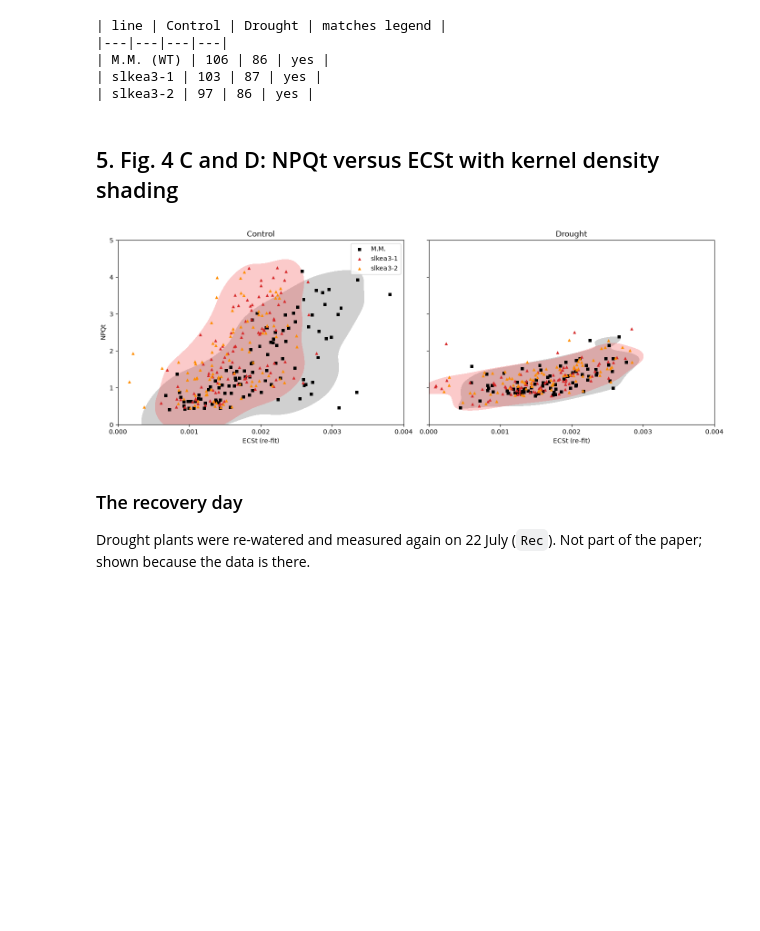
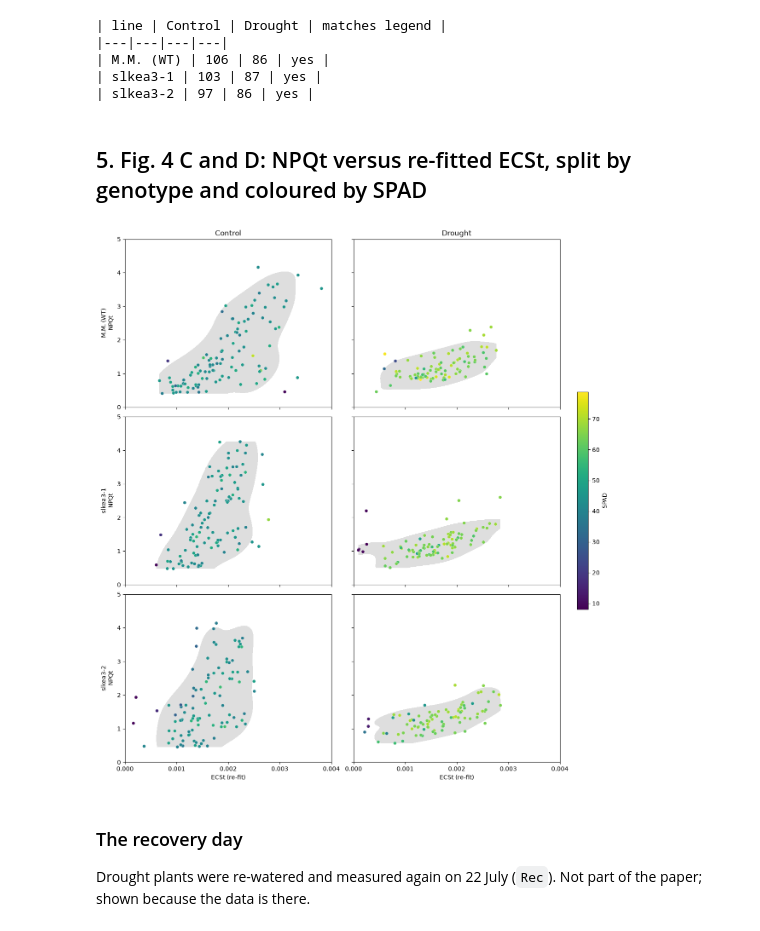
Before and after one commit to Jan-IngenHousz-Institute/kea3-tomato-ecs-refit, a Jupyter notebook: notebooks/kea3_tomato_ecs_refit.ipynb, the cells around one changed output. Drawn from its saved outputs; the diff is of its cells as text; code cells hidden in the pictures; blank space fills up the shorter version.

Commit message:
Add SPAD plots and MultispeQ bias validation

```diff
--- a/notebooks/kea3_tomato_ecs_refit.ipynb
+++ b/notebooks/kea3_tomato_ecs_refit.ipynb
@@ -108,7 +109,7 @@ else:
     print("saved", RAW_PARQUET.name, raw.shape)
 
 raw["timestamp"] = pd.to_datetime(raw["timestamp"])
-for c in ["NPQt", "ECSt mAU", "gH+", "ECS_tau", "Light Intensity (PAR)", "Phi2", "rep"]:
+for c in ["NPQt", "ECSt mAU", "gH+", "ECS_tau", "Light Intensity (PAR)", "Phi2", "SPAD", "rep"]:
     raw[c] = pd.to_numeric(raw[c], errors="coerce")
 print(len(raw), "measurements;", raw["timestamp"].dt.date.nunique(), "days;",
       raw["which_plant"].nunique(), "lines;", sorted(raw["condition"].unique()))
@@ -271,30 +267,50 @@ assert all_ok, "replicate counts do not match the manuscript legend"
 | slkea3-1 | 103 | 87 | yes |
 | slkea3-2 | 97 | 86 | yes |
 # %% [markdown]
-## 5. Fig. 4 C and D: NPQt versus ECSt with kernel density shading
+## 5. Fig. 4 C and D: NPQt versus re-fitted ECSt, split by genotype and coloured by SPAD
 # %%
-def plot_fig4(cond, title, ax):
-    d = fig4_subset(cond)
-    w = d[d["which_plant"] == "W"]
-    p = d[d["which_plant"].isin(["p1", "p2"])]
-    sns.kdeplot(x=w["ECSt_calc"], y=w["NPQt"], levels=[0.1, 1], color="grey", alpha=0.4, fill=True, ax=ax)
-    sns.kdeplot(x=p["ECSt_calc"], y=p["NPQt"], levels=[0.1, 1], color="tab:red", alpha=0.3, fill=True, ax=ax)
-    ax.scatter(w["ECSt_calc"], w["NPQt"], color="black", marker="s", s=25, label="M.M.", edgecolors="none")
-    p1, p2 = d[d["which_plant"] == "p1"], d[d["which_plant"] == "p2"]
-    ax.scatter(p1["ECSt_calc"], p1["NPQt"], color="tab:red", marker="^", s=25, label="slkea3-1", edgecolors="none")
-    ax.scatter(p2["ECSt_calc"], p2["NPQt"], color="darkorange", marker="^", s=25, label="slkea3-2", edgecolors="none")
-    ax.set(xlim=(0, 0.004), ylim=(0, 5), xlabel="ECSt (re-fit)", ylabel="NPQt", title=title)
-    ax.set_xticks(np.arange(0, 0.0041, 0.001))
+fig4_data = pd.concat([fig4_subset("Con"), fig4_subset("Dr")], ignore_index=True)
+spad_norm = Normalize(fig4_data["SPAD"].min(), fig4_data["SPAD"].max())
+line_labels = {"W": "M.M. (WT)", "p1": "slkea3-1", "p2": "slkea3-2"}
+treatment_labels = {"Con": "Control", "Dr": "Drought"}
 
 
-fig, axes = plt.subplots(1, 2, figsize=(14, 5), sharey=True)
-plot_fig4("Con", "Control", axes[0])
-plot_fig4("Dr", "Drought", axes[1])
-axes[0].legend()
-plt.tight_layout()
-fig.savefig(OUTPUTS / "fig4_control_drought.png", dpi=150)
+def plot_fig4_spad(cond, plant, ax):
+    d = fig4_subset(cond)
+    d = d[d["which_plant"] == plant]
+    sns.kdeplot(
+        x=d["ECSt_calc"], y=d["NPQt"], levels=[0.1, 1], color="0.75",
+        alpha=0.28, fill=True, cut=0, clip=((0, 0.004), (0, 5)), ax=ax,
+    )
+    with_spad = d["SPAD"].notna()
+    points = ax.scatter(
+        d.loc[with_spad, "ECSt_calc"], d.loc[with_spad, "NPQt"],
+        c=d.loc[with_spad, "SPAD"], cmap="viridis", norm=spad_norm,
+        s=28, edgecolors="white", linewidths=0.25,
+    )
+    if (~with_spad).any():
+        ax.scatter(
+            d.loc[~with_spad, "ECSt_calc"], d.loc[~with_spad, "NPQt"],
+            facecolors="none", edgecolors="0.35", s=28, linewidths=0.75,
+        )
+    ax.set(xlim=(0, 0.004), ylim=(0, 5))
+    ax.set_xticks(np.arange(0, 0.0041, 0.001))
+    return points
+
+
+fig, axes = plt.subplots(3, 2, figsize=(12, 13), sharex=True, sharey=True, constrained_layout=True)
+for row, plant in enumerate(["W", "p1", "p2"]):
+    for col, cond in enumerate(["Con", "Dr"]):
+        ax = axes[row, col]
+        points = plot_fig4_spad(cond, plant, ax)
+        if row == 0:
+            ax.set_title(treatment_labels[cond])
+        ax.set_ylabel(f"{line_labels[plant]}\nNPQt" if col == 0 else "")
+        ax.set_xlabel("ECSt (re-fit)" if row == 2 else "")
+fig.colorbar(points, ax=axes.ravel().tolist(), label="SPAD", fraction=0.025, pad=0.02)
+fig.savefig(OUTPUTS / "fig4_control_drought.png", dpi=150, bbox_inches="tight")
 # %% [output]
-[figure, old version]
+[figure, new version]
 # %% [markdown]
 ### The recovery day
 
```
Also changed, not shown: parts of 4 cells of this notebook, 13 other files.
